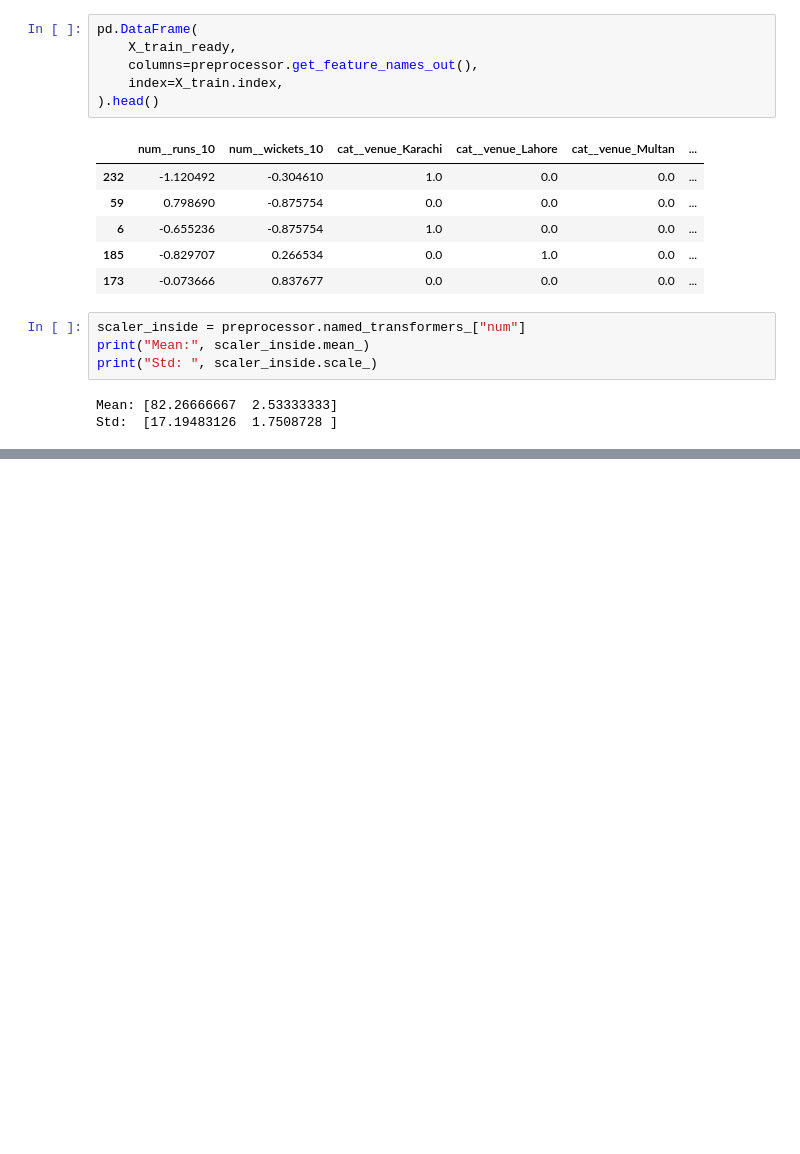
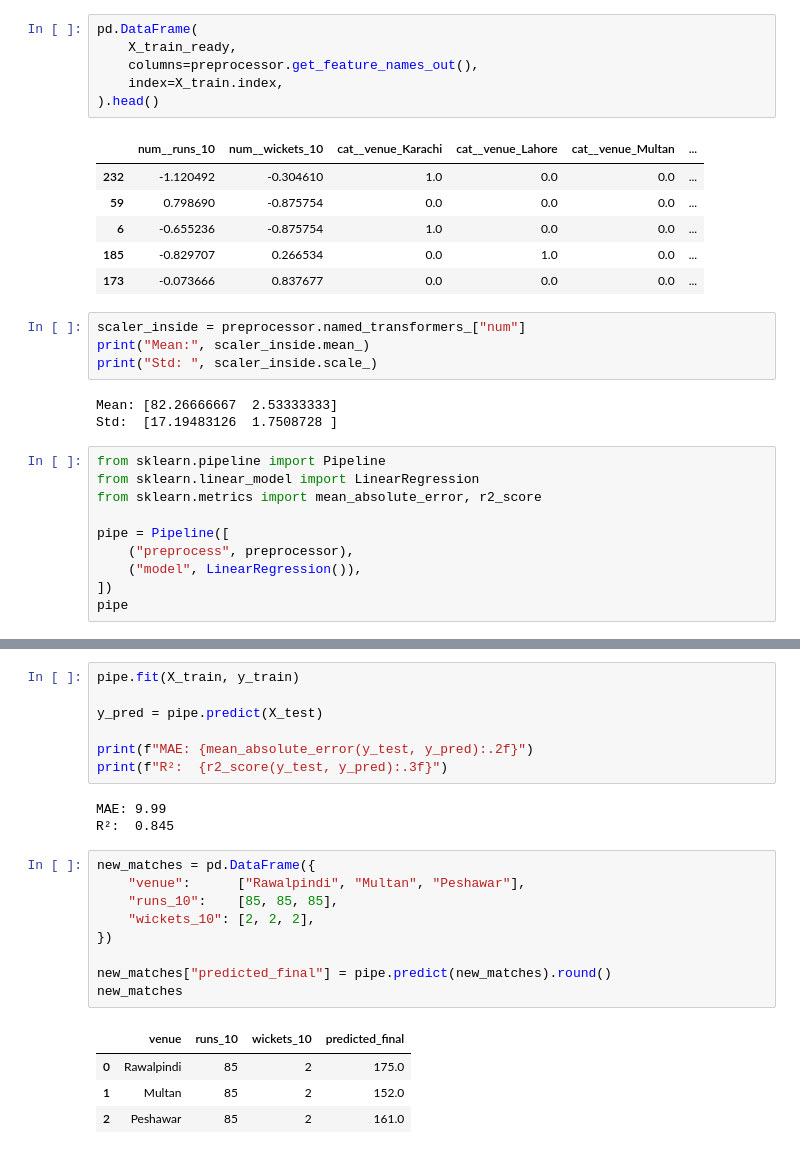
Before and after one commit to sarfrazrasheed00/cricket-ml, a Jupyter notebook: notebooks/12_pipeline.ipynb, the cells around one changed output, grey strips where cells are left out. Saved outputs shown, nothing was run; the diff lists cells and outputs as text; blank space fills up the shorter version.

Commit message:
Lesson 4.5 Part 2: Pipeline

```diff
--- a/notebooks/12_pipeline.ipynb
+++ b/notebooks/12_pipeline.ipynb
@@ -78,3 +64,13 @@ print("Std: ", scaler_inside.scale_)
 # %% [output]
 Mean: [82.26666667  2.53333333]
 Std:  [17.19483126  1.7508728 ]
+# %%
+from sklearn.pipeline import Pipeline
+from sklearn.linear_model import LinearRegression
+from sklearn.metrics import mean_absolute_error, r2_score
+
+pipe = Pipeline([
+    ("preprocess", preprocessor),
+    ("model", LinearRegression()),
+])
+pipe
@@ -80,0 +86,24 @@ Std:  [17.19483126  1.7508728 ]
+# %%
+pipe.fit(X_train, y_train)
+
+y_pred = pipe.predict(X_test)
+
+print(f"MAE: {mean_absolute_error(y_test, y_pred):.2f}")
+print(f"R²:  {r2_score(y_test, y_pred):.3f}")
+# %% [output]
+MAE: 9.99
+R²:  0.845
+# %%
+new_matches = pd.DataFrame({
+    "venue":      ["Rawalpindi", "Multan", "Peshawar"],
+    "runs_10":    [85, 85, 85],
+    "wickets_10": [2, 2, 2],
+})
+
+new_matches["predicted_final"] = pipe.predict(new_matches).round()
+new_matches
+# %% [output]
+|  | venue | runs_10 | wickets_10 | predicted_final |
+| 0 | Rawalpindi | 85 | 2 | 175.0 |
+| 1 | Multan | 85 | 2 | 152.0 |
+| 2 | Peshawar | 85 | 2 | 161.0 |
```
Also changed, not shown: parts of 3 cells of this notebook.
